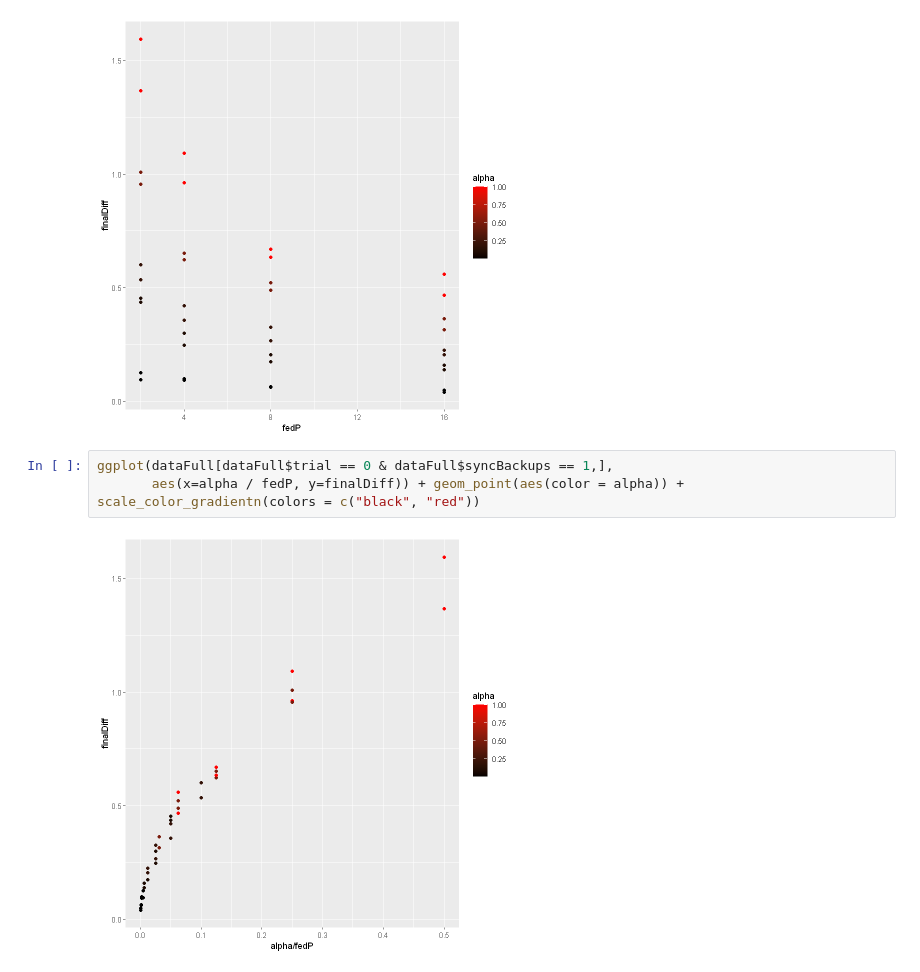
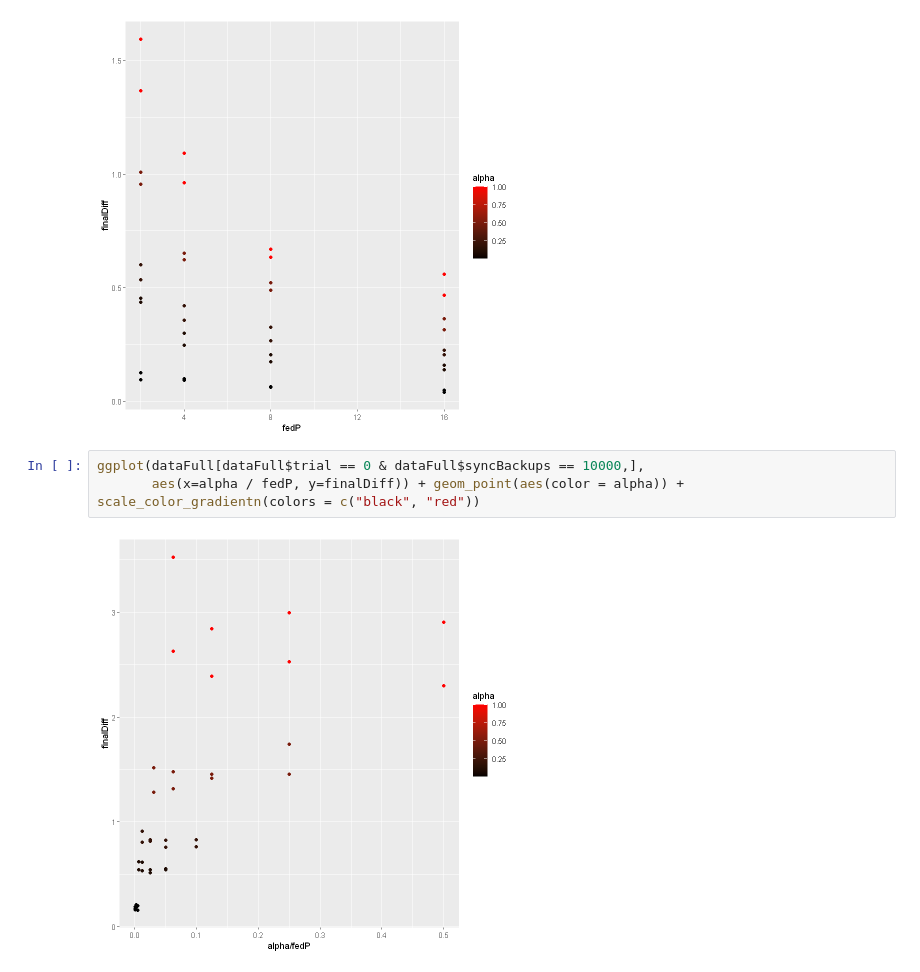
Before and after one commit to MichaelEinhorn/FederatedRL, a Jupyter notebook: graphingR.ipynb, the cells around one changed output. Cells and saved outputs as stored; diff of their text form.

```diff
--- a/graphingR.ipynb
+++ b/graphingR.ipynb
@@ -33,7 +33,7 @@ ggplot(dataFull[dataFull$trial == 0 & dataFull$syncBackups == 1,],
 # %% [output]
 [figure]
 # %%
-ggplot(dataFull[dataFull$trial == 0 & dataFull$syncBackups == 1,],
+ggplot(dataFull[dataFull$trial == 0 & dataFull$syncBackups == 10000,],
        aes(x=alpha / fedP, y=finalDiff)) + geom_point(aes(color = alpha)) + scale_color_gradientn(colors = c("black", "red"))
 # %% [output]
-[figure, old version]
+[figure, new version]
```
Also changed, not shown: 2 other files.
